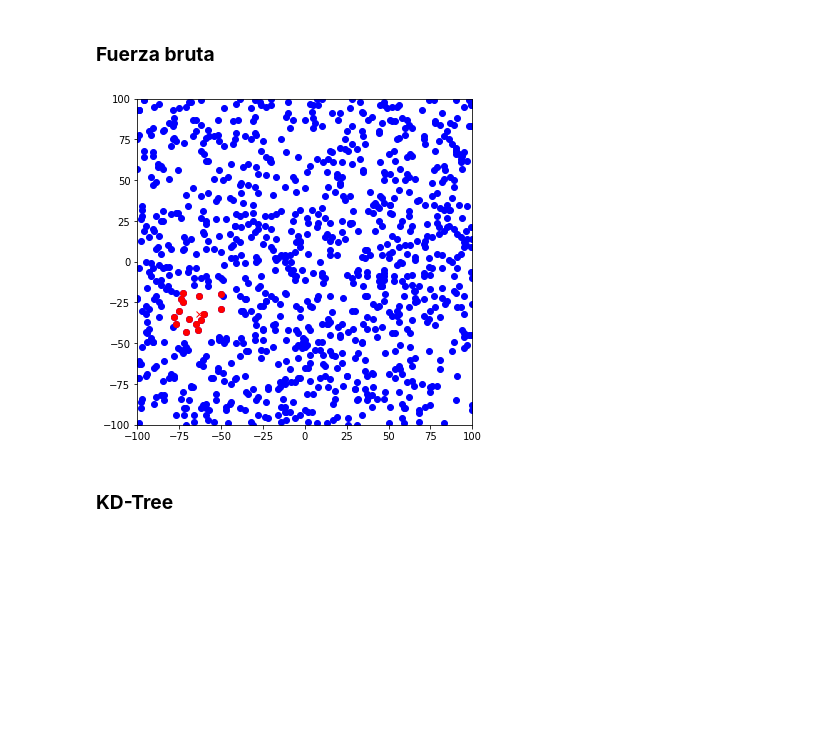
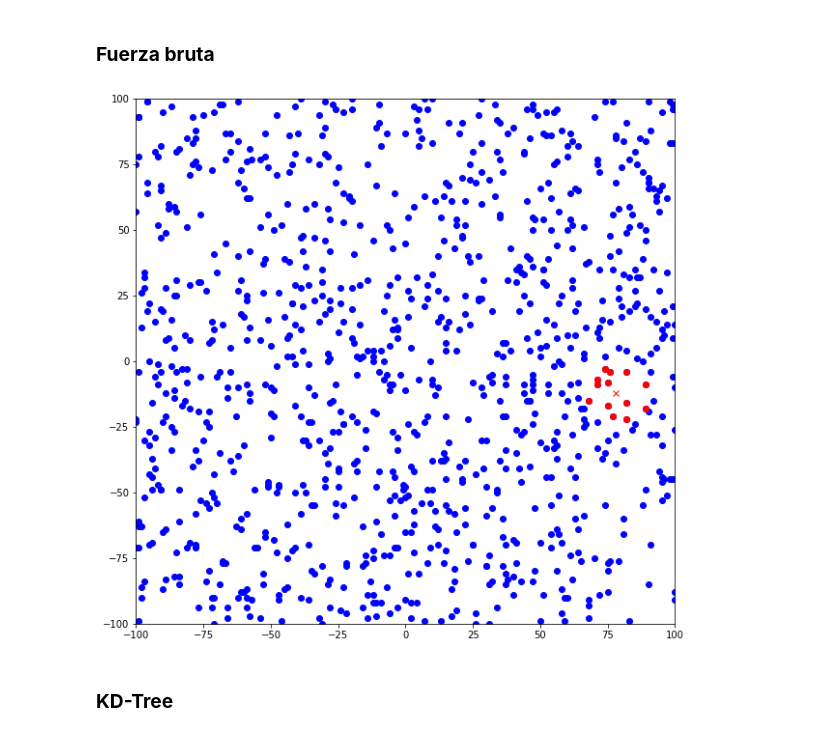
Before and after one commit to ArriagaAmin/Maraton-Machine-Learning, a Jupyter notebook: Clustering/B_KNN.ipynb, the cells around one changed output. Drawn from its saved outputs; the diff is of its cells as text; code cells hidden in the pictures; blank space fills up the shorter version.

```diff
--- a/Clustering/B_KNN.ipynb
+++ b/Clustering/B_KNN.ipynb
@@ -208,21 +208,22 @@ plt.show()
 knn = KNN(X)
 # %%
 x = np.array([randint(-100, 100), randint(-100, 100)])
+k = randint(1, 20)
 neighbors = knn.knn(x, k)
 
-plt.figure(figsize=(6,6))
+plt.figure(figsize=(10,10))
 plt.xlim(-100, 100)
 plt.ylim(-100, 100)
 # Agregamos los puntos en el plano 3D
 plt.plot([x[0] for x in X], [x[1] for x in X], 'o', c='b')
 plt.plot([n[0] for n in neighbors],
             [n[1] for n in neighbors], 'o', c='r')
 plt.plot([x[0]], [x[1]], 'x', c='r')
 
 # Mostramos el gráfico
 plt.show()
 # %% [output]
-[figure, old version]
+[figure, new version]
 # %% [markdown]
 ### **KD-Tree**
 # %%
```
Also changed, not shown: parts of 1 cell of this notebook.
